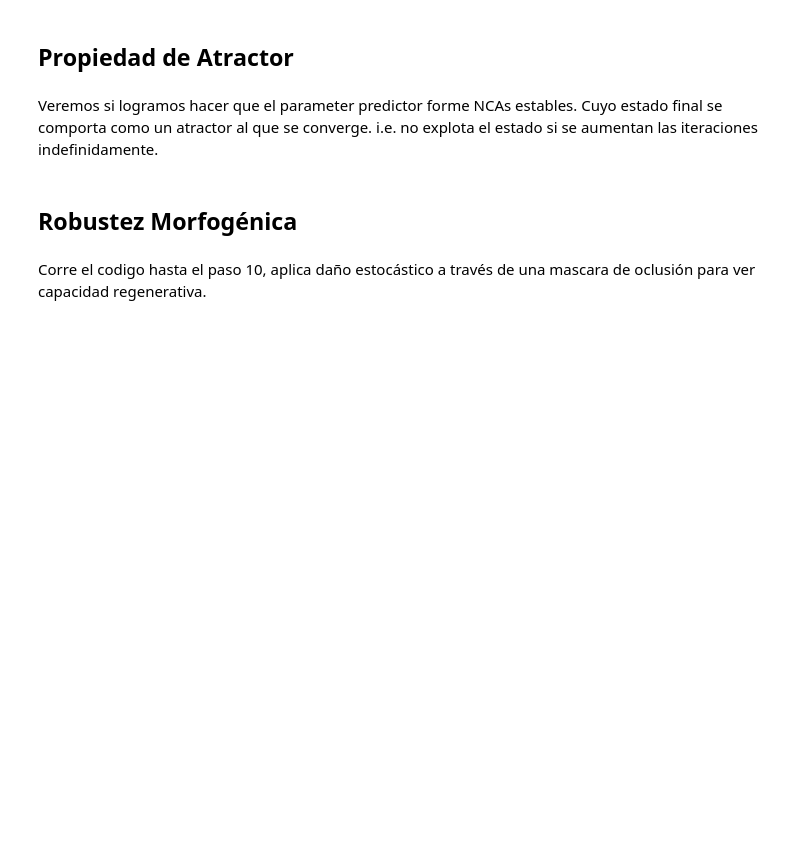
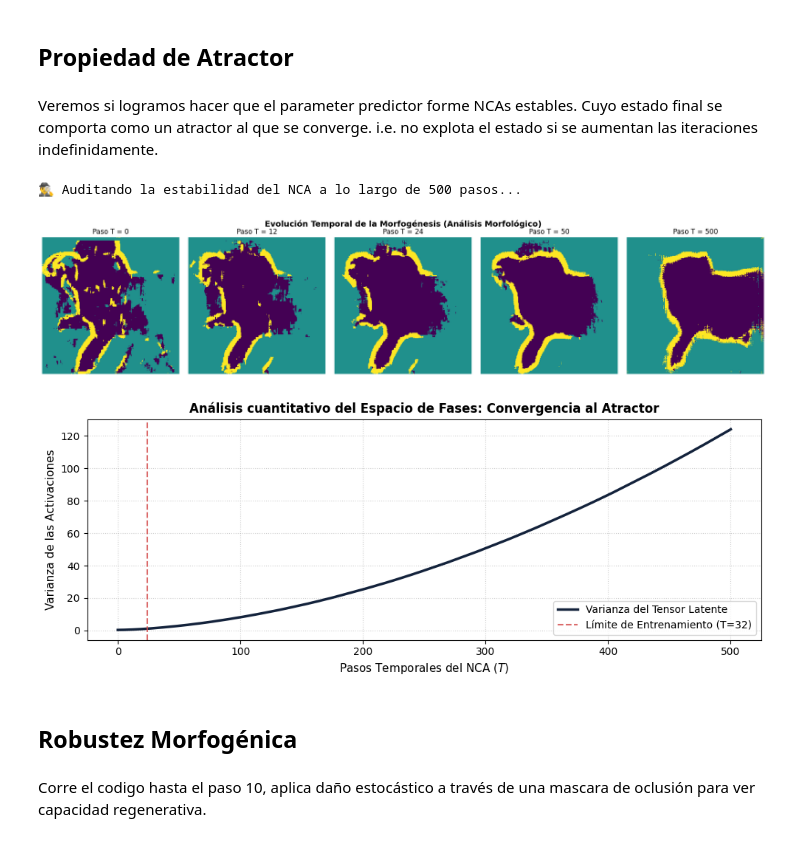
Before and after one commit to FernanSali/Meta-NCA-latente-para-segmentacion-imagenes, a Jupyter notebook: dataprocessing.ipynb, the cells around one changed output. Drawn from its saved outputs; the diff is of its cells as text; code cells hidden in the pictures; blank space fills up the shorter version.

```diff
--- a/dataprocessing.ipynb
+++ b/dataprocessing.ipynb
@@ -438,17 +278,9 @@ plt.show()
 # %% [markdown]
 Veremos si logramos hacer que el parameter predictor forme NCAs estables. Cuyo estado final se comporta como un atractor al que se converge. i.e. no explota el estado si se aumentan las iteraciones indefinidamente.
 # %%
-import torch
-import numpy as np
-import matplotlib.pyplot as plt
-
-# =====================================================================
-# 1. CONFIGURACIÓN Y EVALUACIÓN DE LARGO HORIZONTE
-# =====================================================================
-device = torch.device("cuda" if torch.cuda.is_available() else "cpu")
 
 # Fijamos un horizonte temporal largo para buscar el atractor
-HORIZONTE_TEMPORAL = 100
+HORIZONTE_TEMPORAL = 500
 hitos_pasos = [0, 12, 24, 50, HORIZONTE_TEMPORAL]
 
 # Tomamos una sola mascota de prueba del test loader
@@ -510,34 +342,38 @@ with torch.no_grad():
 # =====================================================================
 # 2. PANEL VISUAL: EVOLUCIÓN TEMPORAL DE LA MÁSCARA
 # =====================================================================
 fig, axes = plt.subplots(1, len(hitos_pasos), figsize=(18, 4))
 fig.suptitle("Evolución Temporal de la Morfogénesis (Análisis Morfológico)", fontsize=14, fontweight='bold')
 
 for idx, t in enumerate(hitos_pasos):
     ax = axes[idx]
     ax.imshow(capturas_visuales[t], cmap='viridis')
     ax.set_title(f"Paso T = {t}", fontsize=12)
     ax.axis('off')
 
 plt.tight_layout()
 plt.show()
 
 # =====================================================================
 # 3. GRÁFICO DE DIAGNÓSTICO: VARIANZA DEL ESPACIO LATENTE (ATRACTOR)
 # =====================================================================
 plt.figure(figsize=(10, 4))
 plt.plot(pasos_eje_x, varianzas_latentes, color='#14233c', linewidth=2.5, label='Varianza del Tensor Latente')
 
 # Dibujamos una línea vertical indicando dónde terminó el entrenamiento teórico (ej: paso 24)
-plt.axvline(x=24, color='#d24646', linestyle='--', alpha=0.8, label='Límite de Entrenamiento (T=24)')
+plt.axvline(x=24, color='#d24646', linestyle='--', alpha=0.8, label='Límite de Entrenamiento (T=32)')
 
 plt.title("Análisis cuantitativo del Espacio de Fases: Convergencia al Atractor", fontsize=12, fontweight='bold')
 plt.xlabel("Pasos Temporales del NCA ($T$)", fontsize=11)
 plt.ylabel("Varianza de las Activaciones", fontsize=11)
 plt.grid(True, linestyle=':', alpha=0.6)
 plt.legend(fontsize=10)
 plt.tight_layout()
 plt.show()
+# %% [output]
+🕵️‍♂️ Auditando la estabilidad del NCA a lo largo de 500 pasos...
+[figure, added]
+[figure, added]
 # %% [markdown]
 ## Robustez Morfogénica
 # %% [markdown]
```
Also changed, not shown: parts of 15 cells of this notebook.
